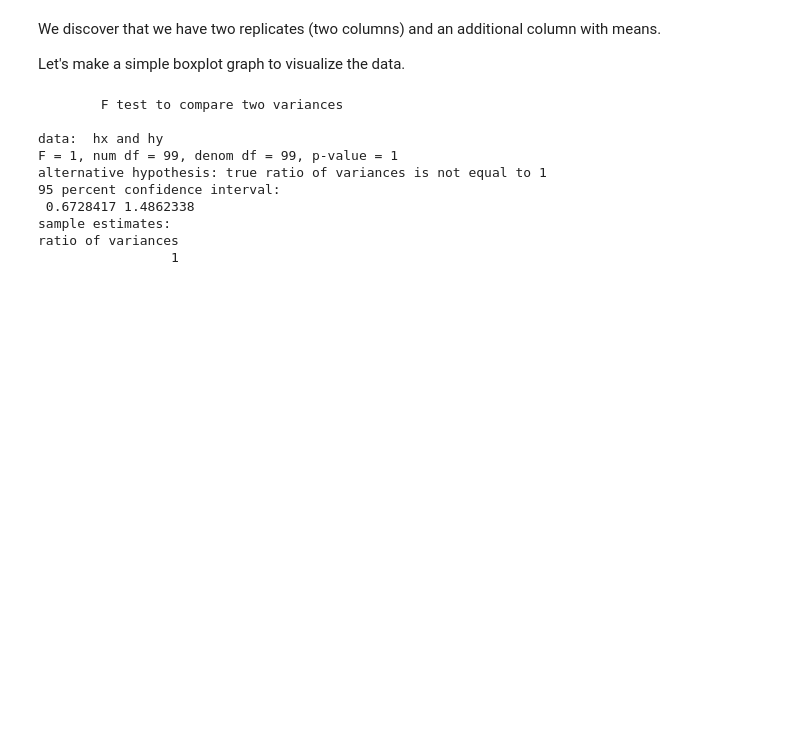
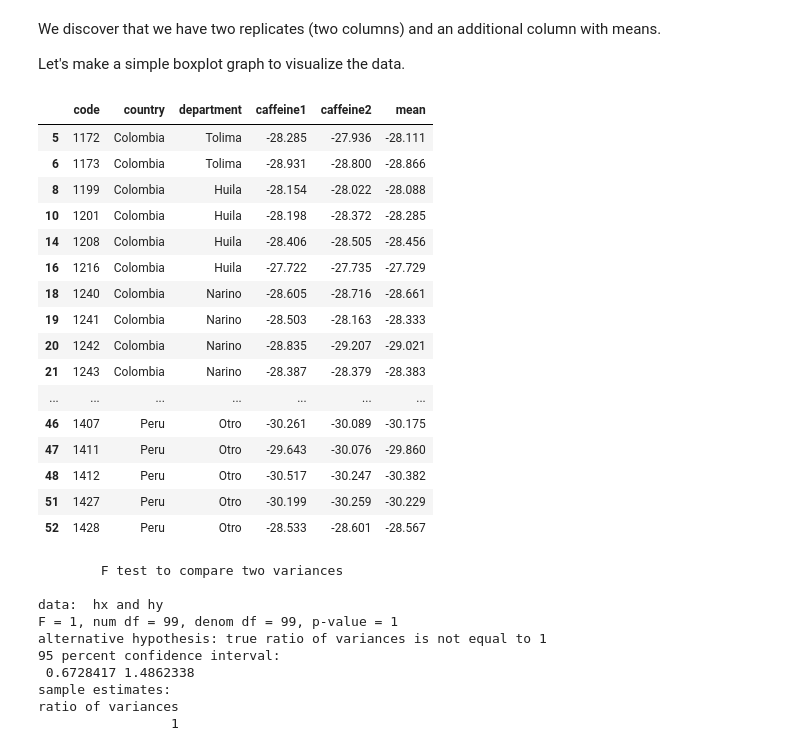
Before and after one commit to jwist/chemometrics, a Jupyter notebook: 7_chemometrics-IRMS.ipynb, the cells around one changed output. Drawn from its saved outputs; the diff is of its cells as text; code cells hidden in the pictures; blank space fills up the shorter version.

```diff
--- a/7_chemometrics-IRMS.ipynb
+++ b/7_chemometrics-IRMS.ipynb
@@ -79,6 +79,26 @@ d[1:3,]
 We discover that we have two replicates (two columns) and an additional column with means.
 
 Let's make a simple boxplot graph to visualize the data.
+# %%
+d[d$country == "Colombia" | d$country == "Peru",]
+# %% [output]
+|  | code | country | department | caffeine1 | caffeine2 | mean |
+| 5 | 1172 | Colombia | Tolima | -28.285 | -27.936 | -28.111 |
+| 6 | 1173 | Colombia | Tolima | -28.931 | -28.800 | -28.866 |
+| 8 | 1199 | Colombia | Huila | -28.154 | -28.022 | -28.088 |
+| 10 | 1201 | Colombia | Huila | -28.198 | -28.372 | -28.285 |
+| 14 | 1208 | Colombia | Huila | -28.406 | -28.505 | -28.456 |
+| 16 | 1216 | Colombia | Huila | -27.722 | -27.735 | -27.729 |
+| 18 | 1240 | Colombia | Narino | -28.605 | -28.716 | -28.661 |
+| 19 | 1241 | Colombia | Narino | -28.503 | -28.163 | -28.333 |
+| 20 | 1242 | Colombia | Narino | -28.835 | -29.207 | -29.021 |
+| 21 | 1243 | Colombia | Narino | -28.387 | -28.379 | -28.383 |
+| ... | ... | ... | ... | ... | ... | ... |
+| 46 | 1407 | Peru | Otro | -30.261 | -30.089 | -30.175 |
+| 47 | 1411 | Peru | Otro | -29.643 | -30.076 | -29.860 |
+| 48 | 1412 | Peru | Otro | -30.517 | -30.247 | -30.382 |
+| 51 | 1427 | Peru | Otro | -30.199 | -30.259 | -30.229 |
+| 52 | 1428 | Peru | Otro | -28.533 | -28.601 | -28.567 |
 # %%
 options(repr.plot.width=5, repr.plot.height=3)
 
```
Also changed, not shown: parts of 3 cells of this notebook, 8 other files.
